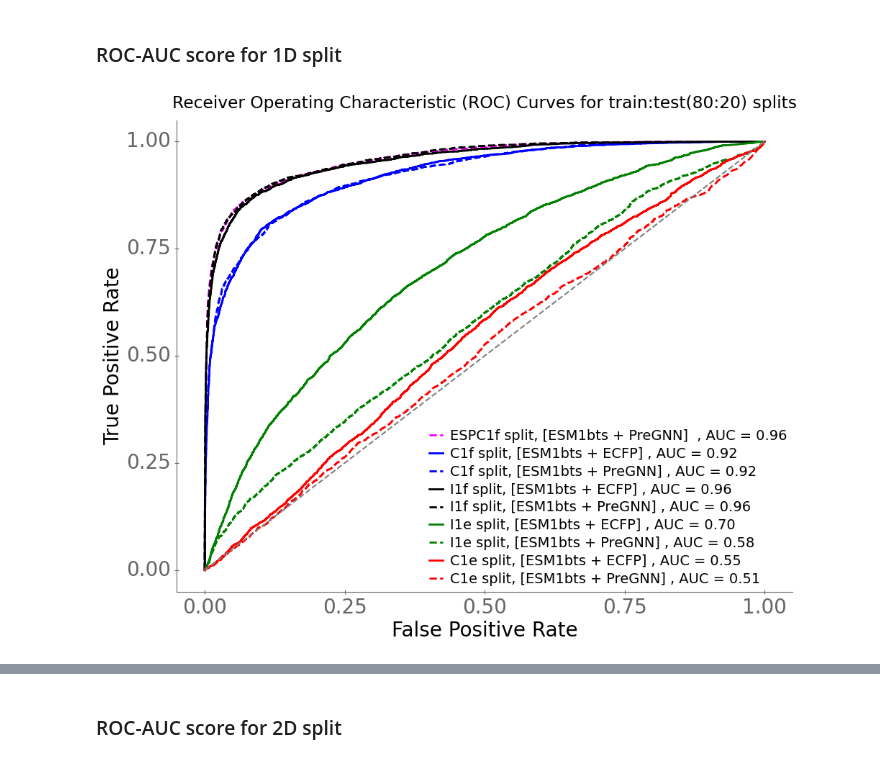
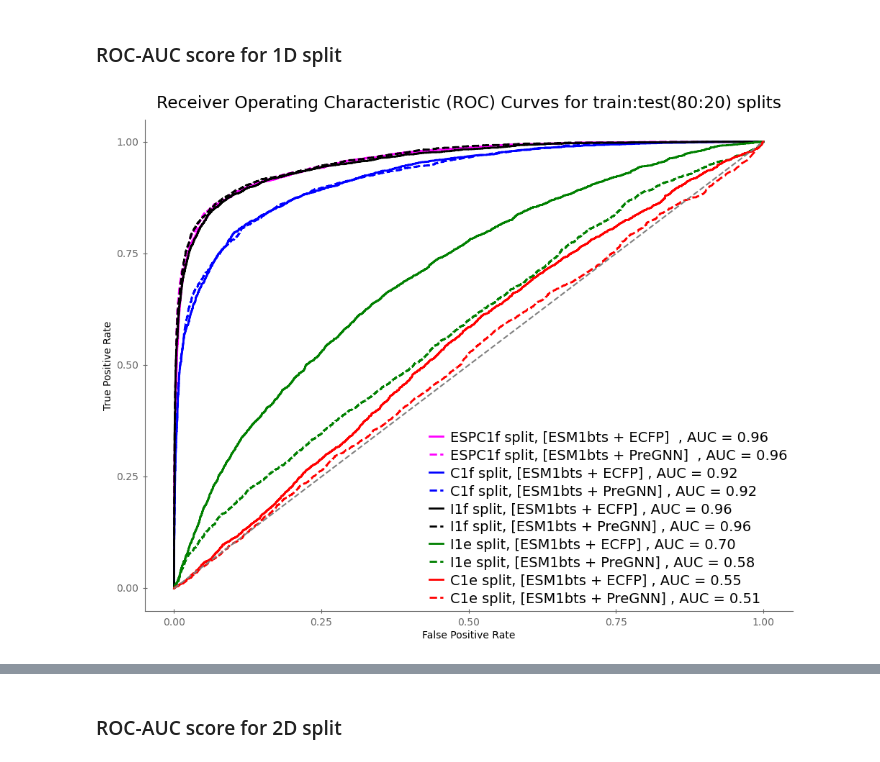
Before and after one commit to kalininalab/ESP_Leak_Analysis, a Jupyter notebook: ESP_HardSplits/notebooks_and_code/4-Results_Plots_and_figures.ipynb, the cells around one changed output, grey strips where cells are left out. Drawn from its saved outputs; the diff is of its cells as text; code cells hidden in the pictures.

Commit message:
final results

```diff
--- a/ESP_HardSplits/notebooks_and_code/4-Results_Plots_and_figures.ipynb
+++ b/ESP_HardSplits/notebooks_and_code/4-Results_Plots_and_figures.ipynb
@@ -22,8 +33,8 @@ warnings.filterwarnings("ignore")
 # %% [markdown]
 ### ROC-AUC score for 1D split
 # %%
-#y_test_pred_esm1b_ts_ecfp_ESPC1f_2S =  np.load(join(CURRENT_DIR, ".." ,"data", "training_results_2S", "y_test_pred_xgboost_ESM1b_ts_ECFP_ESPC1f_2S.npy"))
-#test_y_esm1b_ts_ecfp_ESPC1f_2S =  np.load(join(CURRENT_DIR, ".." ,"data", "training_results_2S", "y_test_true_xgboost_ESM1b_ts_ECFP_ESPC1f_2S.npy"))
+y_test_pred_esm1b_ts_ecfp_ESPC1f_2S =  np.load(join(CURRENT_DIR, ".." ,"data", "training_results_2S", "y_test_pred_xgboost_ESM1b_ts_ECFP_ESPC1f_2S.npy"))
+test_y_esm1b_ts_ecfp_ESPC1f_2S =  np.load(join(CURRENT_DIR, ".." ,"data", "training_results_2S", "y_test_true_xgboost_ESM1b_ts_ECFP_ESPC1f_2S.npy"))
 y_test_pred_esm1b_ts_gnn_ESPC1f_2S =  np.load(join(CURRENT_DIR, ".." ,"data", "training_results_2S", "y_test_pred_xgboost_ESM1b_ts_PreGNN_ESPC1f_2S.npy"))
 test_y_esm1b_ts_gnn_ESPC1f_2S =  np.load(join(CURRENT_DIR, ".." ,"data", "training_results_2S", "y_test_true_xgboost_ESM1b_ts_PreGNN_ESPC1f_2S.npy"))
 y_test_pred_esm1b_ts_ecfp_C1e_2S =  np.load(join(CURRENT_DIR, ".." ,"data", "training_results_2S", "y_test_pred_xgboost_ESM1b_ts_ECFP_C1e_2S.npy"))
@@ -43,8 +54,8 @@ test_y_esm1b_ts_ecfp_I1f_2S =  np.load(join(CURRENT_DIR, ".." ,"data", "training
 y_test_pred_esm1b_ts_gnn_I1f_2S =  np.load(join(CURRENT_DIR, ".." ,"data", "training_results_2S", "y_test_pred_xgboost_ESM1b_ts_PreGNN_I1f_2S.npy"))
 test_y_esm1b_ts_gnn_I1f_2S =  np.load(join(CURRENT_DIR, ".." ,"data", "training_results_2S", "y_test_true_xgboost_ESM1b_ts_PreGNN_I1f_2S.npy"))
 # %%
-#fpr_esm1b_ts_ecfp_ESPC1f_2S, tpr_esm1b_ts_ecfp_ESPC1f_2S, threshold = metrics.roc_curve(test_y_esm1b_ts_ecfp_ESPC1f_2S, y_test_pred_esm1b_ts_ecfp_ESPC1f_2S)
-#roc_auc_esm1b_ts_ecfp_ESPC1f_2S = metrics.auc(fpr_esm1b_ts_ecfp_ESPC1f_2S, tpr_esm1b_ts_ecfp_ESPC1f_2S)
+fpr_esm1b_ts_ecfp_ESPC1f_2S, tpr_esm1b_ts_ecfp_ESPC1f_2S, threshold = metrics.roc_curve(test_y_esm1b_ts_ecfp_ESPC1f_2S, y_test_pred_esm1b_ts_ecfp_ESPC1f_2S)
+roc_auc_esm1b_ts_ecfp_ESPC1f_2S = metrics.auc(fpr_esm1b_ts_ecfp_ESPC1f_2S, tpr_esm1b_ts_ecfp_ESPC1f_2S)
 fpr_esm1b_ts_gnn_ESPC1f_2S, tpr_esm1b_ts_gnn_ESPC1f_2S, threshold = metrics.roc_curve(test_y_esm1b_ts_gnn_ESPC1f_2S, y_test_pred_esm1b_ts_gnn_ESPC1f_2S)
 roc_auc_esm1b_ts_gnn_ESPC1f_2S = metrics.auc(fpr_esm1b_ts_gnn_ESPC1f_2S, tpr_esm1b_ts_gnn_ESPC1f_2S)
 
@@ -70,49 +81,47 @@ roc_auc_esm1b_ts_ecfp_I1f_2S = metrics.auc(fpr_esm1b_ts_ecfp_I1f_2S, tpr_esm1b_t
 fpr_esm1b_ts_gnn_I1f_2S, tpr_esm1b_ts_gnn_I1f_2S, threshold = metrics.roc_curve(test_y_esm1b_ts_gnn_I1f_2S, y_test_pred_esm1b_ts_gnn_I1f_2S)
 roc_auc_esm1b_ts_gnn_I1f_2S = metrics.auc(fpr_esm1b_ts_gnn_I1f_2S, tpr_esm1b_ts_gnn_I1f_2S)
 # %%
-import matplotlib.pyplot as plt
-
 def plot_roc_curve(fpr, tpr, roc_auc, label, linestyle='solid', color='blue'):
     plt.plot(fpr, tpr, color=color, label=f'{label} , AUC = {roc_auc:.2f}', linewidth=2.0, linestyle=linestyle)
 
-fig, ax = plt.subplots(figsize=(10, 8))  # Adjusted figure size
-plt.rcParams.update({'font.size': 14})  # Adjusted font size
+fig, ax = plt.subplots(figsize=(10, 8))
+plt.rcParams.update({'font.size': 14})
 
 # Define your data and labels here
 data = [
-    #(fpr_esm1b_ts_ecfp_ESPC1f_2S, tpr_esm1b_ts_ecfp_ESPC1f_2S, roc_auc_esm1b_ts_ecfp_ESPC1f_2S, 'ESP2 split, [ESM1bts + ECFP] ', 'solid', 'magenta'),
+    (fpr_esm1b_ts_ecfp_ESPC1f_2S, tpr_esm1b_ts_ecfp_ESPC1f_2S, roc_auc_esm1b_ts_ecfp_ESPC1f_2S, 'ESPC1f split, [ESM1bts + ECFP] ', 'solid', 'magenta'),
     (fpr_esm1b_ts_gnn_ESPC1f_2S, tpr_esm1b_ts_gnn_ESPC1f_2S, roc_auc_esm1b_ts_gnn_ESPC1f_2S, 'ESPC1f split, [ESM1bts + PreGNN] ', 'dashed', 'magenta'),
     (fpr_esm1b_ts_ecfp_C1f_2S, tpr_esm1b_ts_ecfp_C1f_2S, roc_auc_esm1b_ts_ecfp_C1f_2S, 'C1f split, [ESM1bts + ECFP]', 'solid', 'blue'),
     (fpr_esm1b_ts_gnn_C1f_2S, tpr_esm1b_ts_gnn_C1f_2S, roc_auc_esm1b_ts_gnn_C1f_2S, 'C1f split, [ESM1bts + PreGNN]', 'dashed', 'blue'),
     (fpr_esm1b_ts_ecfp_I1f_2S, tpr_esm1b_ts_ecfp_I1f_2S, roc_auc_esm1b_ts_ecfp_I1f_2S, 'I1f split, [ESM1bts + ECFP]', 'solid', 'black'),
     (fpr_esm1b_ts_gnn_I1f_2S, tpr_esm1b_ts_gnn_I1f_2S, roc_auc_esm1b_ts_gnn_I1f_2S, 'I1f split, [ESM1bts + PreGNN]', 'dashed', 'black'),
     (fpr_esm1b_ts_ecfp_I1e_2S, tpr_esm1b_ts_ecfp_I1e_2S, roc_auc_esm1b_ts_ecfp_I1e_2S, 'I1e split, [ESM1bts + ECFP]', 'solid', 'green'),
     (fpr_esm1b_ts_gnn_I1e_2S, tpr_esm1b_ts_gnn_I1e_2S, roc_auc_esm1b_ts_gnn_I1e_2S, 'I1e split, [ESM1bts + PreGNN]', 'dashed', 'green'),
     (fpr_esm1b_ts_ecfp_C1e_2S, tpr_esm1b_ts_ecfp_C1e_2S, roc_auc_esm1b_ts_ecfp_C1e_2S, 'C1e split, [ESM1bts + ECFP]', 'solid', 'red'),
     (fpr_esm1b_ts_gnn_C1e_2S, tpr_esm1b_ts_gnn_C1e_2S, roc_auc_esm1b_ts_gnn_C1e_2S, 'C1e split, [ESM1bts + PreGNN]', 'dashed', 'red'),
 ]
 
 # Plot each ROC curve
 for fpr, tpr, roc_auc, label, linestyle, color in data:
     plot_roc_curve(fpr, tpr, roc_auc, label, linestyle, color)
 
 # Set axis parameters
 ax.locator_params(axis="y", nbins=5)
 ax.locator_params(axis="x", nbins=5)
 
 # Set legend
 plt.legend(loc='lower right', fontsize=14)
-plt.plot([0, 1], [0, 1], '--', color='gray', linewidth=1.5)  # Added gray dashed line for reference
-plt.xlim([-0.05, 1.05])  # Adjusted limits for better visualization
-plt.ylim([-0.05, 1.05])  # Adjusted limits for better visualization
+plt.plot([0, 1], [0, 1], '--', color='gray', linewidth=1.5)
+plt.xlim([-0.05, 1.05])
+plt.ylim([-0.05, 1.05])
 plt.ylabel('True Positive Rate')
 plt.xlabel('False Positive Rate')
 plt.title('Receiver Operating Characteristic (ROC) Curves for train:test(80:20) splits')
-#plt.grid(True, linestyle='--', alpha=0.7)  # Added grid for better readability
-plt.tight_layout()  # Adjust layout
+#plt.grid(True, linestyle='--', alpha=0.7)
+plt.tight_layout()
 plt.show()
 # %% [output]
-[figure, old version]
+[figure, new version]
 # %%
 log_directory = '/Users/vahidatabaigi/SIP/ESP_HardSplits/data/Reports/hyperOp_report'
 log_files = [f for f in os.listdir(log_directory) if f.endswith('.log')]
```
Also changed, not shown: parts of 7 cells of this notebook, 11 other files.
